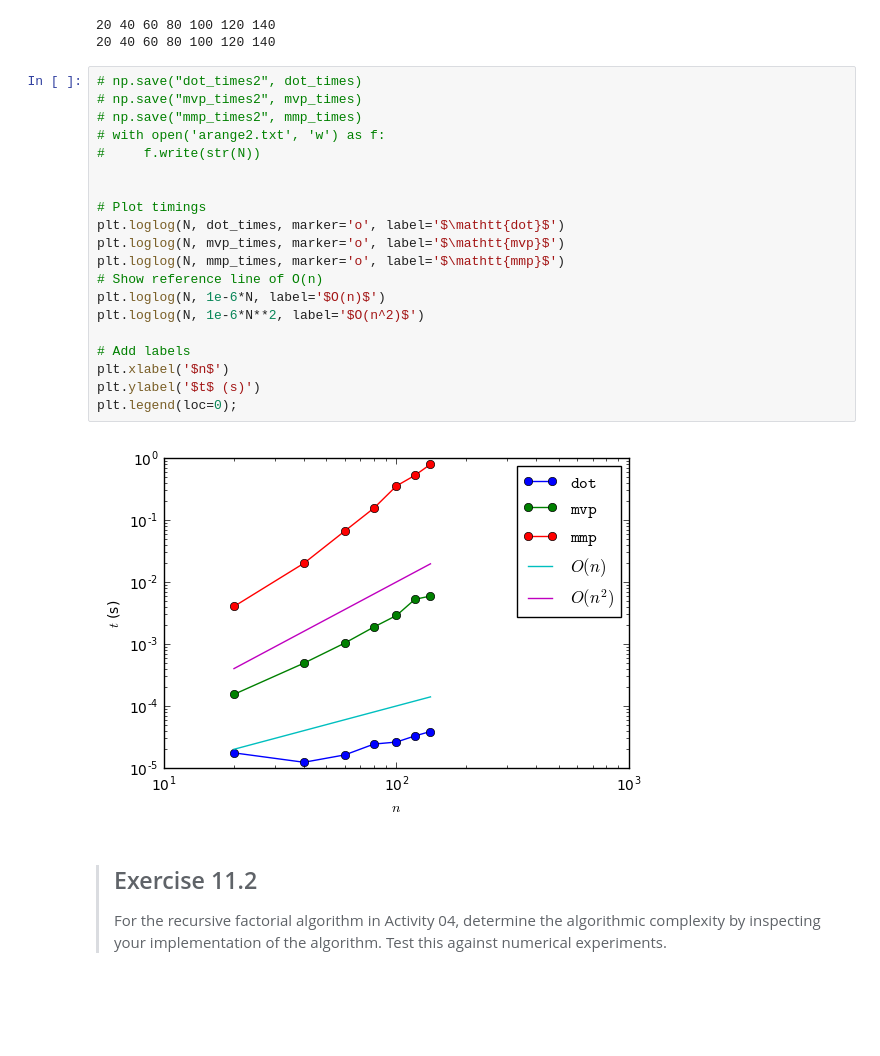
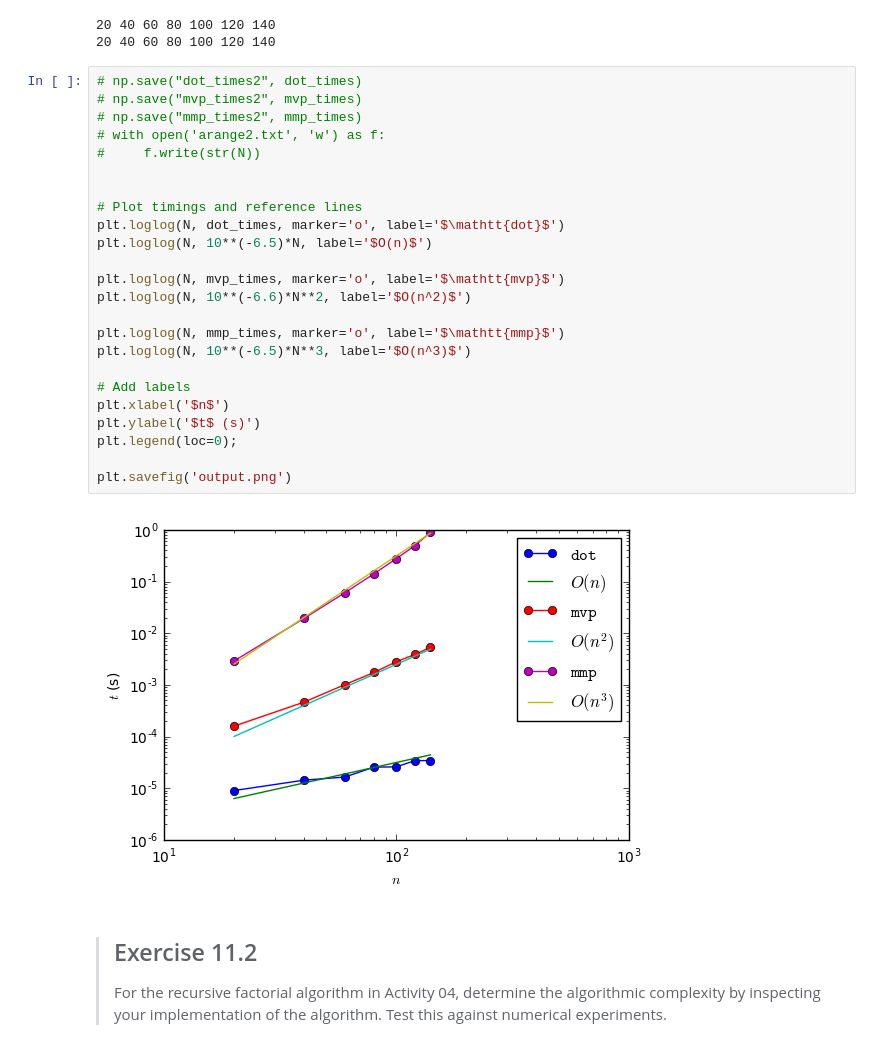
Before and after one commit to edwinbalani/PartIA-Exercises, a Jupyter notebook: 11.ipynb, the cells around one changed output. Saved outputs shown, nothing was run; the diff lists cells and outputs as text; blank space fills up the shorter version.

```diff
--- a/11.ipynb
+++ b/11.ipynb
@@ -143,25 +143,29 @@ for n in N:
 # %%
 # np.save("dot_times2", dot_times)
 # np.save("mvp_times2", mvp_times)
 # np.save("mmp_times2", mmp_times)
 # with open('arange2.txt', 'w') as f:
 #     f.write(str(N))
 
 
-# Plot timings
+# Plot timings and reference lines
 plt.loglog(N, dot_times, marker='o', label='$\mathtt{dot}$')
+plt.loglog(N, 10**(-6.5)*N, label='$O(n)$')
+
 plt.loglog(N, mvp_times, marker='o', label='$\mathtt{mvp}$')
+plt.loglog(N, 10**(-6.6)*N**2, label='$O(n^2)$')
+
 plt.loglog(N, mmp_times, marker='o', label='$\mathtt{mmp}$')
-# Show reference line of O(n)
-plt.loglog(N, 1e-6*N, label='$O(n)$')
-plt.loglog(N, 1e-6*N**2, label='$O(n^2)$')
+plt.loglog(N, 10**(-6.5)*N**3, label='$O(n^3)$')
 
 # Add labels
 plt.xlabel('$n$')
 plt.ylabel('$t$ (s)')
 plt.legend(loc=0);
+
+plt.savefig('output.png')
 # %% [output]
-[figure, old version]
+[figure, new version]
 # %% [markdown]
 > ## Exercise 11.2
 >
```
Also changed, not shown: parts of 3 cells of this notebook.
